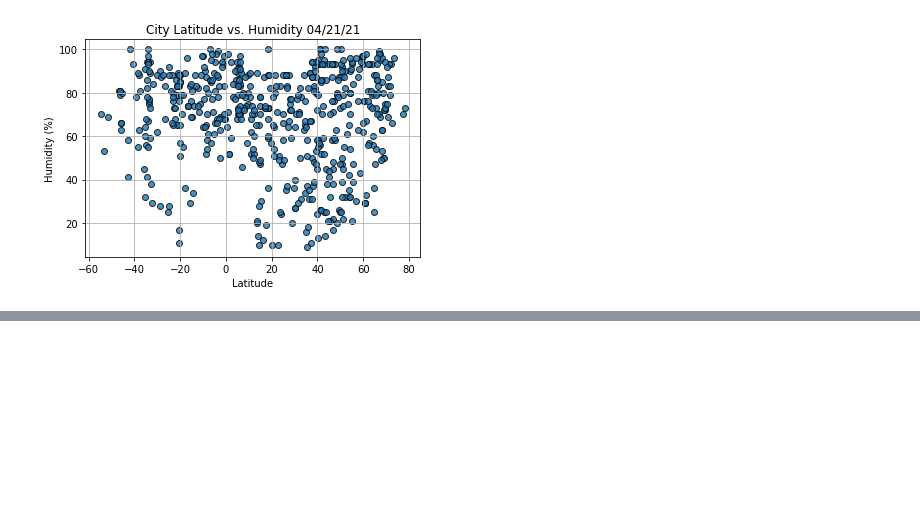
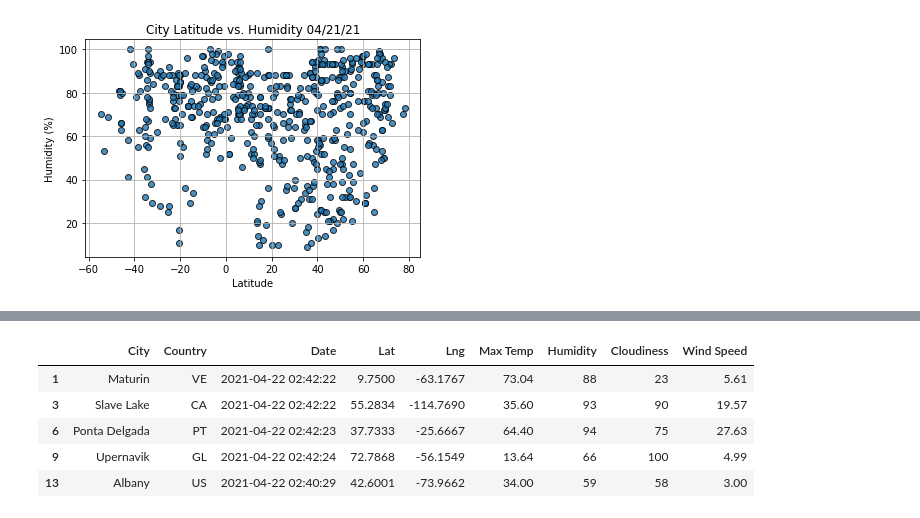
Before and after one commit to rewalkley/World_Weather_Analysis, a Jupyter notebook: WeatherPy.ipynb, the cells around one changed output, grey strips where cells are left out. Saved outputs shown, nothing was run; the diff lists cells and outputs as text; code cells hidden in the pictures; blank space fills up the shorter version.

```diff
--- a/WeatherPy.ipynb
+++ b/WeatherPy.ipynb
@@ -208,0 +285,9 @@ plt.show()
+# %%
+city_data_df.loc[(city_data_df["Lat"] >= 0)].head()
+# %% [output]
+|  | City | Country | Date | Lat | Lng | Max Temp | Humidity | Cloudiness | Wind Speed |
+| 1 | Maturin | VE | 2021-04-22 02:42:22 | 9.7500 | -63.1767 | 73.04 | 88 | 23 | 5.61 |
+| 3 | Slave Lake | CA | 2021-04-22 02:42:22 | 55.2834 | -114.7690 | 35.60 | 93 | 90 | 19.57 |
+| 6 | Ponta Delgada | PT | 2021-04-22 02:42:23 | 37.7333 | -25.6667 | 64.40 | 94 | 75 | 27.63 |
+| 9 | Upernavik | GL | 2021-04-22 02:42:24 | 72.7868 | -56.1549 | 13.64 | 66 | 100 | 4.99 |
+| 13 | Albany | US | 2021-04-22 02:40:29 | 42.6001 | -73.9662 | 34.00 | 59 | 58 | 3.00 |
```
Also changed, not shown: parts of 12 cells of this notebook, 1 other file.
